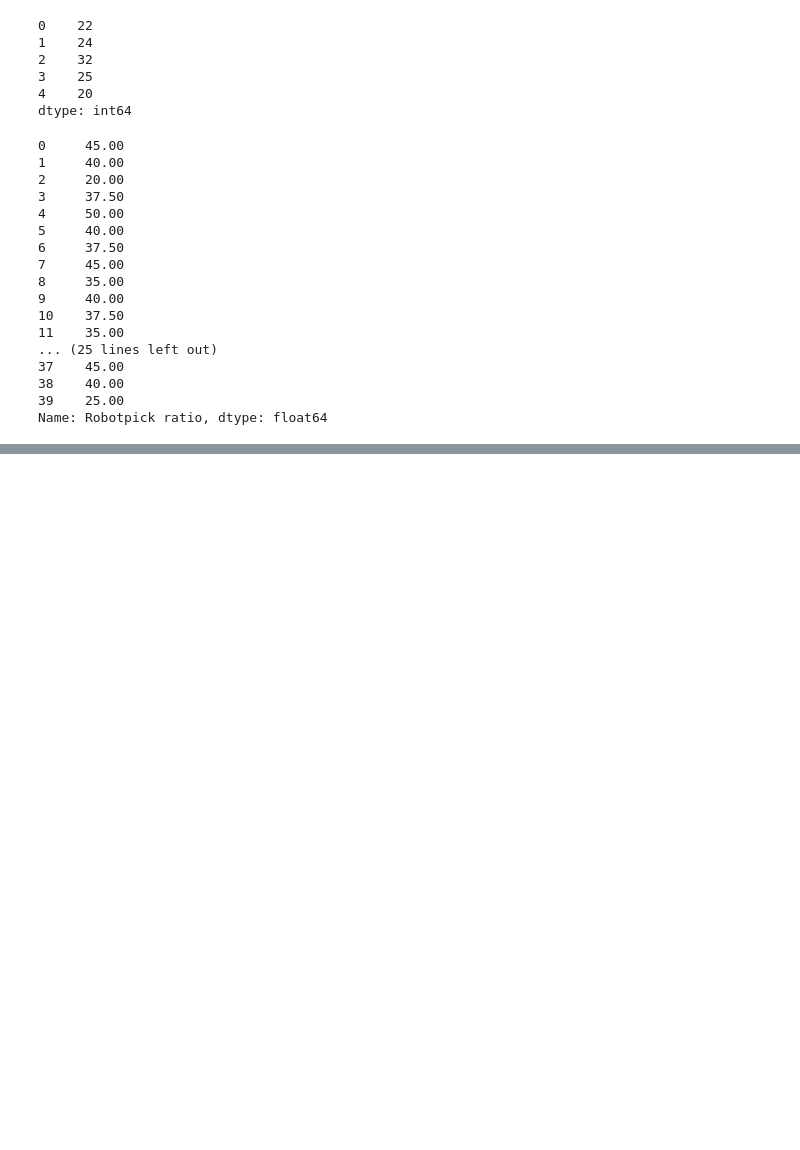
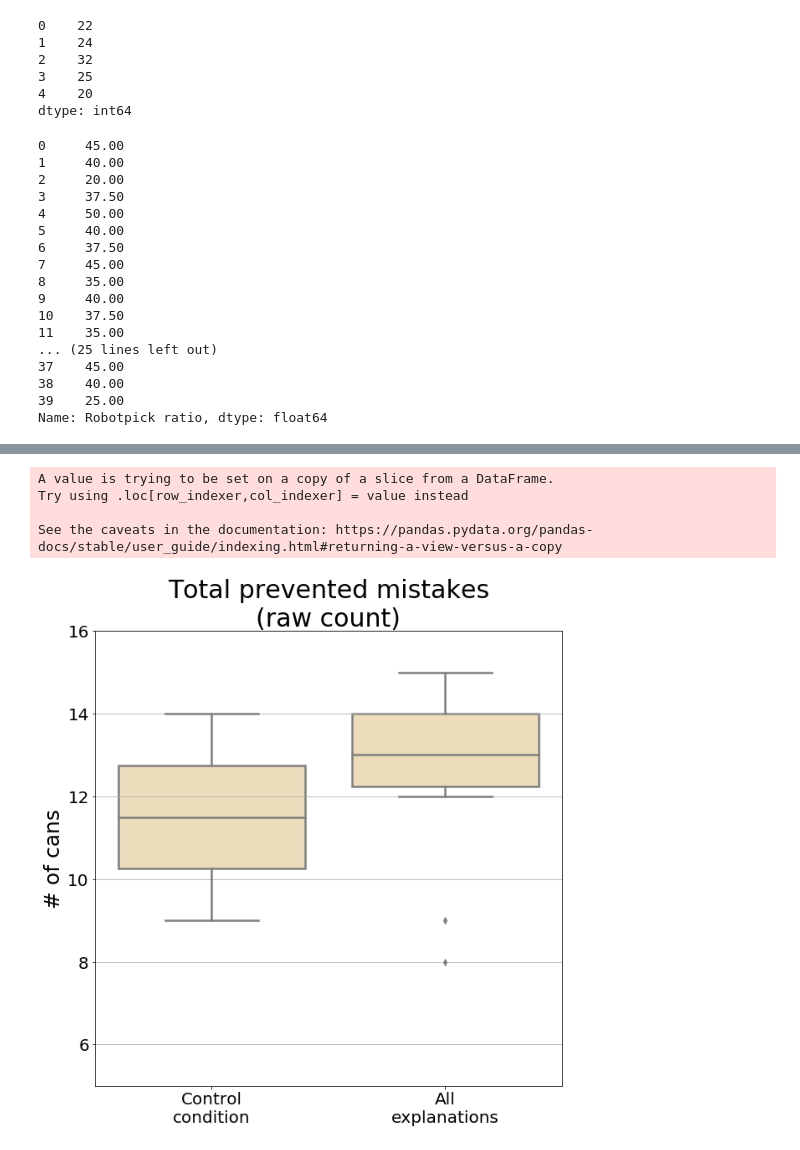
Before and after one commit to Nitrow/P10-SOCIAL-RL, a Jupyter notebook: resources/AnalysisOfReliabilityNormality.ipynb, the cells around one changed output, grey strips where cells are left out. Cells and saved outputs as stored; diff of their text form; code cells hidden in the pictures; blank space fills up the shorter version.

```diff
--- a/resources/AnalysisOfReliabilityNormality.ipynb
+++ b/resources/AnalysisOfReliabilityNormality.ipynb
@@ -10,6 +10,7 @@ filename = "data.csv"
 df = pd.read_csv(filename)
 df_nasa = pd.read_csv("data_nasa.csv")
 df_final = pd.read_csv("data_final.csv")
+df_additional = pd.read_csv("data_final_additional.csv")
 
 godspeed_all = [column for column in df.columns if "Godspeed" in column]
 tlx_all = [column for column in df.columns if "NASA" in column and "rating" in column]
@@ -680,0 +727,10 @@ W = 0.884, p = 0.001
+# %%
+r2_zones = []
+r2_noprevent_zones = []
+for col in df_additional:
+    if "mistake correctsort" in col and "R2" in col:
+        if "itchy" in col or "cleanup" in col: r2_noprevent_zones.append(col)
+        r2_zones.append(col)
+#df_additional[r2_zones]
+df_additional["No prevent sum"] = df_additional[r2_noprevent_zones].sum(axis=1)
+df_additional["No prevent sum"]
@@ -680,0 +755,6 @@ W = 0.884, p = 0.001
+# %%
+r2_prevent = []
+for col in df_additional:
+    if "prevented" in col and "R2" in col:
+        r2_prevent.append(col)
+df_additional[r2_prevent + ["Condition"]]
@@ -680,0 +779,18 @@ W = 0.884, p = 0.001
+# %%
+df_prevent = df_additional[r2_prevent + ["Condition"]]
+df_prevent["Total prevent"] = df_additional[r2_prevent[0]] + df_additional[r2_prevent[1]]
+#df_prevent
+plt.rcParams['figure.figsize'] = [10, 10]
+ax = sb.boxplot(x="Condition", y="Total prevent", data=df_prevent, color='wheat', linewidth=2.5)
+ax.set(xlabel='', ylabel="# of cans")
+ax.set_xticklabels(['Control\ncondition', 'All\nexplanations'])
+ax.grid(axis='y')
+plt.title("Total prevented mistakes\n(raw count)", fontsize=30)
+plt.ylim((5,16))
+plt.show()
+# %% [output]
+A value is trying to be set on a copy of a slice from a DataFrame.
+Try using .loc[row_indexer,col_indexer] = value instead
+
+See the caveats in the documentation: https://pandas.pydata.org/pandas-docs/stable/user_guide/indexing.html#returning-a-view-versus-a-copy
+[figure, added]
```
Also changed, not shown: parts of 22 cells of this notebook, 2 other files.
